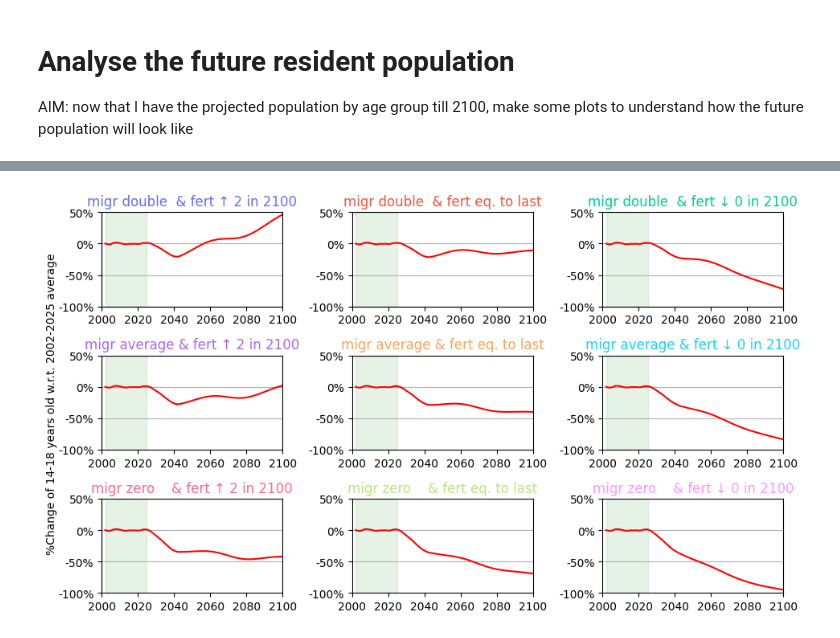
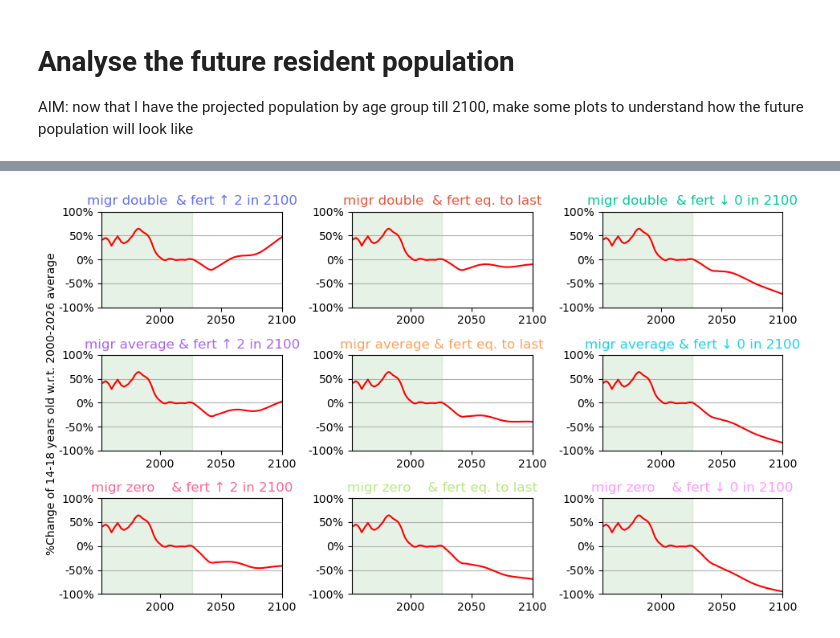
Before and after one commit to danieleongari/demographic_model_page, a Jupyter notebook: notebooks/73_analyse_future_population.ipynb, the cells around one changed output, grey strips where cells are left out. Saved outputs shown, nothing was run; the diff lists cells and outputs as text; code cells hidden in the pictures.

```diff
--- a/notebooks/73_analyse_future_population.ipynb
+++ b/notebooks/73_analyse_future_population.ipynb
@@ -63,7 +63,7 @@ Scenarios:
 # %%
 # melt the dataframe to long format, which is easier to generate plots
 df_plot = dfpj_long_all.melt(
-    id_vars=["year", "age"],
+    id_vars=["year", "AGE"],
     value_vars=dfpj_long_all.columns[2:],
     var_name="scenario",
     value_name="population"
@@ -93,9 +93,9 @@ for idx, scenario in enumerate(scenarios):
     ax = axes[idx // 3, idx % 3]
     df_scenario = df_plot[df_plot["scenario"] == scenario].copy()
 
-    sum10 = df_scenario[df_scenario["age"].between(0, AGE1, inclusive='both')].groupby("year")["population"].sum()
-    sum12 = df_scenario[df_scenario["age"].between(AGE1+1, AGE2-1, inclusive='both')].groupby("year")["population"].sum()
-    sum23 =df_scenario[df_scenario["age"].between(AGE2, 100, inclusive='both')].groupby("year")["population"].sum()
+    sum10 = df_scenario[df_scenario["AGE"].between(0, AGE1, inclusive='both')].groupby("year")["population"].sum()
+    sum12 = df_scenario[df_scenario["AGE"].between(AGE1+1, AGE2-1, inclusive='both')].groupby("year")["population"].sum()
+    sum23 =df_scenario[df_scenario["AGE"].between(AGE2, 100, inclusive='both')].groupby("year")["population"].sum()
 
     ax.plot(sum10.index, sum10.values/1e6, label=f"0-{AGE1}", color=matplotlib_colors[0])
     ax.plot(sum12.index, sum12.values/1e6, label=f"{AGE1+1}-{AGE2-1}", color=matplotlib_colors[1])
@@ -104,7 +104,7 @@ for idx, scenario in enumerate(scenarios):
     ax.set_title(scenario, color=matplotlib_colors[idx])
     ax.set_xlabel(None)
     ax.set_ylabel(None)
-    ax.set_xlim(2000, end_year)
+    ax.set_xlim(start_year, end_year)
     ax.set_ylim(0, 50)
     if idx == 8:
         ax.legend()
@@ -120,33 +120,34 @@ plt.show()
 # %%
 # Here I want to focus on the amount of teenagers in high-school age, for each of the 3x3 scenarios
 AGE1, AGE2 = 14, 18
+AVG_START_YEAR = 2000
 
 fig, axes = plt.subplots(3, 3, figsize=(9.5, 5.5), sharex=False, sharey=False)
 for idx, scenario in enumerate(scenarios):
 
     ax = axes[idx // 3, idx % 3]
     df_scenario = df_plot[df_plot["scenario"] == scenario].copy()
 
-    sum12 = df_scenario[df_scenario["age"].between(AGE1, AGE2, inclusive='both')].groupby("year")["population"].sum()
-    avg_past = sum12[sum12.index <= last_year].mean()
+    sum12 = df_scenario[df_scenario["AGE"].between(AGE1, AGE2, inclusive='both')].groupby("year")["population"].sum()
+    avg_past = sum12[(sum12.index >= AVG_START_YEAR) & (sum12.index <= last_year)].mean()
 
     ax.plot(sum12.index, sum12.values/avg_past - 1, label=f"{AGE1}-{AGE2}", color="red")
 
     ax.set_title(scenario, color=matplotlib_colors[idx])
     ax.set_xlabel(None)
     ax.set_ylabel(None)
-    ax.set_xlim(2000, end_year)
-    ax.set_ylim(-1, +0.5)
+    ax.set_xlim(start_year, end_year)
+    ax.set_ylim(-1, +1)
     ax.yaxis.set_major_formatter(mtick.FuncFormatter(lambda x, _: f"{x:.0%}"))
     ax.axvspan(start_year, last_year, color="green", alpha=0.1)
     ax.grid(axis='y')
 
-fig.text(0, 0.5, f"%Change of {AGE1}-{AGE2} years old w.r.t. {start_year}-{last_year} average", va='center', rotation='vertical')
+fig.text(0, 0.5, f"%Change of {AGE1}-{AGE2} years old w.r.t. {AVG_START_YEAR}-{last_year} average", va='center', rotation='vertical')
 plt.tight_layout()
 plt.savefig("../images_output/analysis_proj_teens.png", dpi=200)
 plt.show()
 # %% [output]
-[figure, old version]
+[figure, new version]
 # %%
 # Values from previous analysis on fertility (see Notebook #40)
 fdata = json.load(open("../data/fertility_fitted.json"))
```
Also changed, not shown: parts of 6 cells of this notebook, 21 other files.
